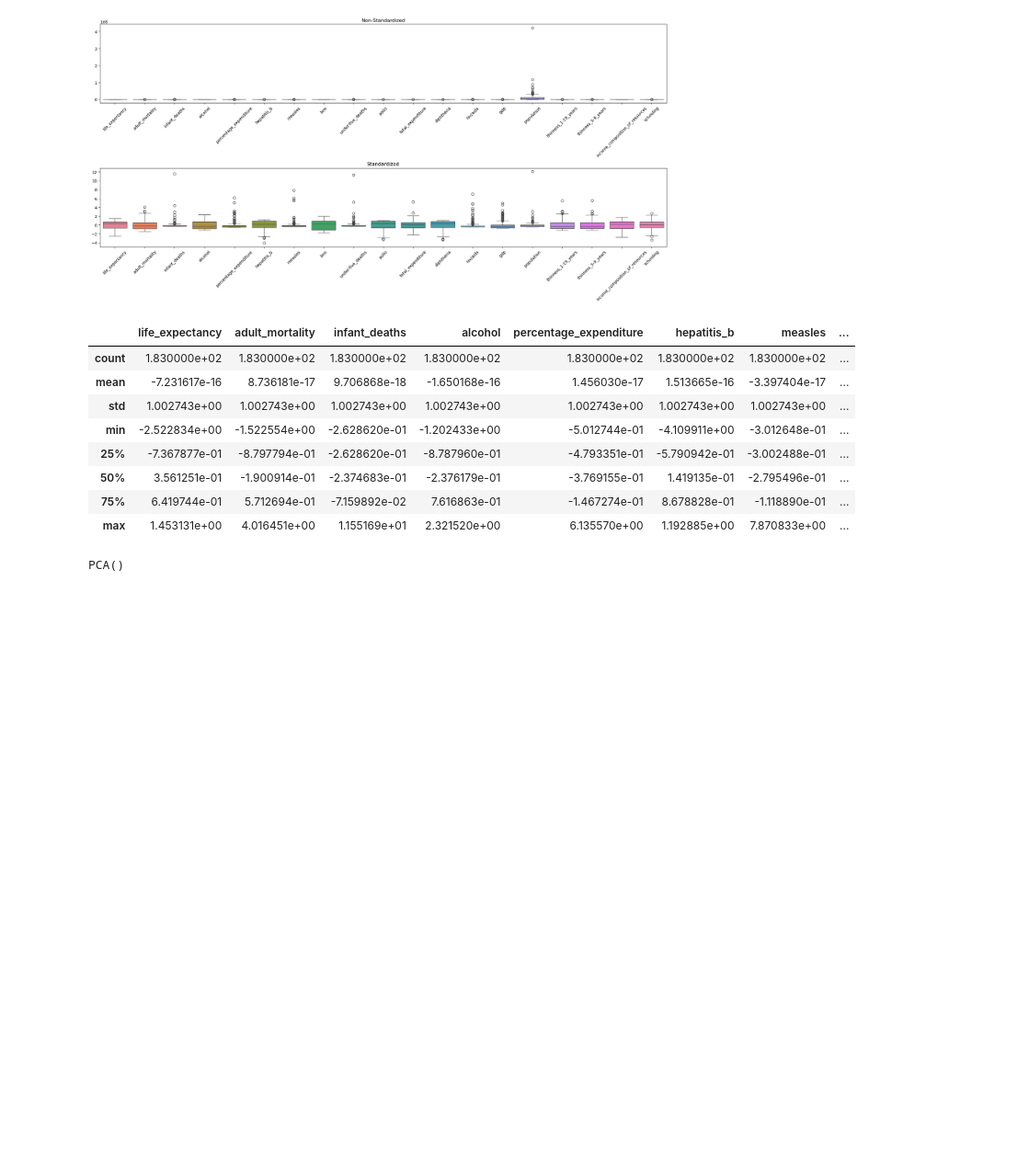
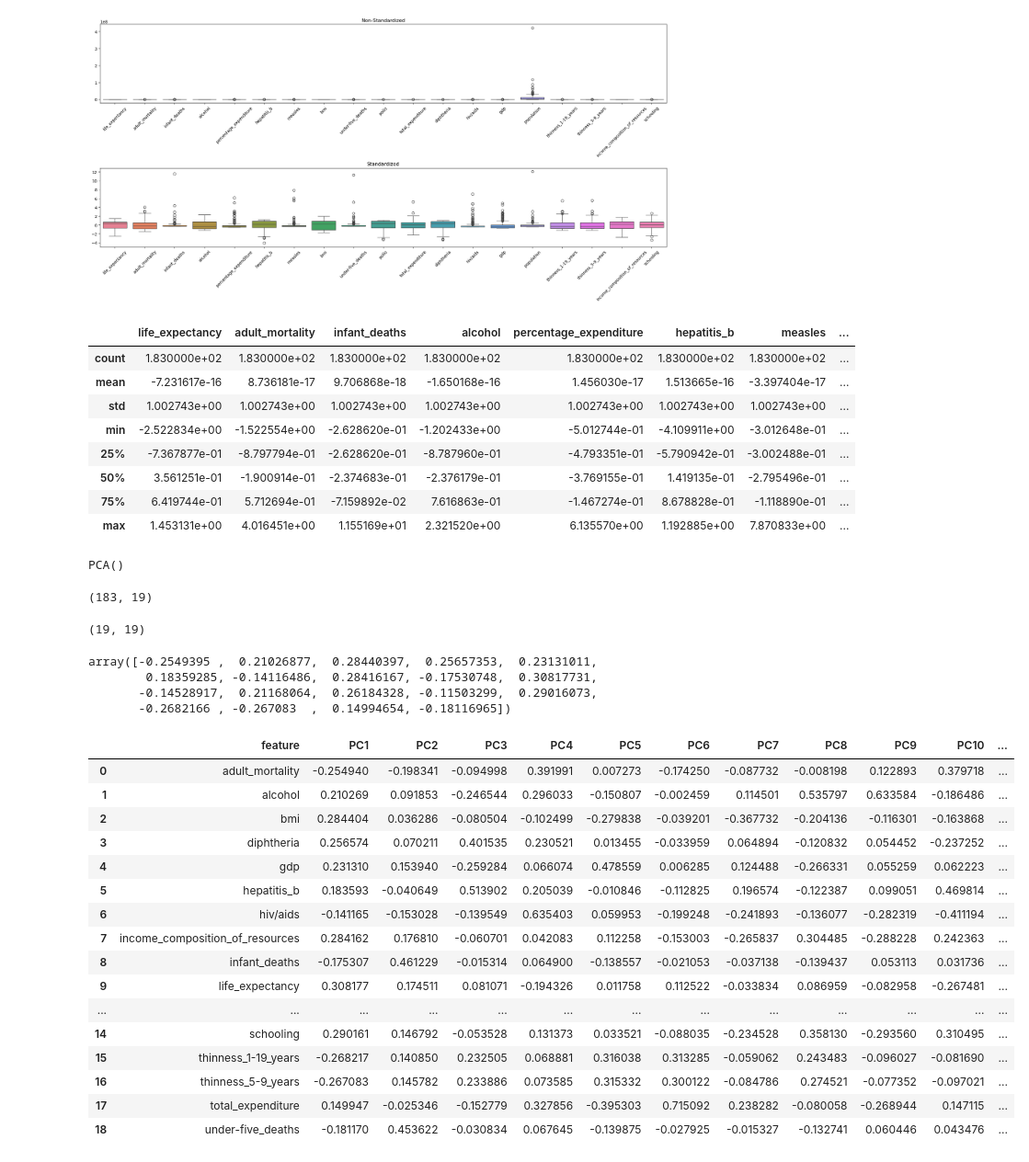
Before and after one commit to punsii/ama_ws25, a Jupyter notebook: notebooks/project/life_exp_proj_01.ipynb, the cells around one changed output. Shown at 92% size. Cells and saved outputs as stored; diff of their text form; code cells hidden in the pictures; blank space fills up the shorter version.

```diff
--- a/notebooks/project/life_exp_proj_01.ipynb
+++ b/notebooks/project/life_exp_proj_01.ipynb
@@ -252,3 +250,47 @@ pca_model = PCA().fit(df_std[pred_cols])
 pca_model
 # %% [output]
 PCA()
+# %%
+df_std[pred_cols].shape
+# %% [output]
+(183, 19)
+# %%
+pca_model.components_.shape
+# %% [output]
+(19, 19)
+# %%
+pca_model.components_[0]
+# %% [output]
+array([-0.2549395 ,  0.21026877,  0.28440397,  0.25657353,  0.23131011,
+        0.18359285, -0.14116486,  0.28416167, -0.17530748,  0.30817731,
+       -0.14528917,  0.21168064,  0.26184328, -0.11503299,  0.29016073,
+       -0.2682166 , -0.267083  ,  0.14994654, -0.18116965])
+# %%
+loadings = (
+    pd.DataFrame(
+        pca_model.components_,
+        columns=pred_cols,
+        index=[f"PC{i+1}" for i in range(len(pred_cols))],
+    )
+    .T.reset_index()
+    .rename(columns={"index": "feature"})
+)
+loadings
+# %% [output]
+|  | feature | PC1 | PC2 | PC3 | PC4 | PC5 | PC6 | PC7 | PC8 | PC9 | PC10 | ... |
+| 0 | adult_mortality | -0.254940 | -0.198341 | -0.094998 | 0.391991 | 0.007273 | -0.174250 | -0.087732 | -0.008198 | 0.122893 | 0.379718 | ... |
+| 1 | alcohol | 0.210269 | 0.091853 | -0.246544 | 0.296033 | -0.150807 | -0.002459 | 0.114501 | 0.535797 | 0.633584 | -0.186486 | ... |
+| 2 | bmi | 0.284404 | 0.036286 | -0.080504 | -0.102499 | -0.279838 | -0.039201 | -0.367732 | -0.204136 | -0.116301 | -0.163868 | ... |
+| 3 | diphtheria | 0.256574 | 0.070211 | 0.401535 | 0.230521 | 0.013455 | -0.033959 | 0.064894 | -0.120832 | 0.054452 | -0.237252 | ... |
+| 4 | gdp | 0.231310 | 0.153940 | -0.259284 | 0.066074 | 0.478559 | 0.006285 | 0.124488 | -0.266331 | 0.055259 | 0.062223 | ... |
+| 5 | hepatitis_b | 0.183593 | -0.040649 | 0.513902 | 0.205039 | -0.010846 | -0.112825 | 0.196574 | -0.122387 | 0.099051 | 0.469814 | ... |
+| 6 | hiv/aids | -0.141165 | -0.153028 | -0.139549 | 0.635403 | 0.059953 | -0.199248 | -0.241893 | -0.136077 | -0.282319 | -0.411194 | ... |
+| 7 | income_composition_of_resources | 0.284162 | 0.176810 | -0.060701 | 0.042083 | 0.112258 | -0.153003 | -0.265837 | 0.304485 | -0.288228 | 0.242363 | ... |
+| 8 | infant_deaths | -0.175307 | 0.461229 | -0.015314 | 0.064900 | -0.138557 | -0.021053 | -0.037138 | -0.139437 | 0.053113 | 0.031736 | ... |
+| 9 | life_expectancy | 0.308177 | 0.174511 | 0.081071 | -0.194326 | 0.011758 | 0.112522 | -0.033834 | 0.086959 | -0.082958 | -0.267481 | ... |
+| ... | ... | ... | ... | ... | ... | ... | ... | ... | ... | ... | ... | ... |
+| 14 | schooling | 0.290161 | 0.146792 | -0.053528 | 0.131373 | 0.033521 | -0.088035 | -0.234528 | 0.358130 | -0.293560 | 0.310495 | ... |
+| 15 | thinness_1-19_years | -0.268217 | 0.140850 | 0.232505 | 0.068881 | 0.316038 | 0.313285 | -0.059062 | 0.243483 | -0.096027 | -0.081690 | ... |
+| 16 | thinness_5-9_years | -0.267083 | 0.145782 | 0.233886 | 0.073585 | 0.315332 | 0.300122 | -0.084786 | 0.274521 | -0.077352 | -0.097021 | ... |
+| 17 | total_expenditure | 0.149947 | -0.025346 | -0.152779 | 0.327856 | -0.395303 | 0.715092 | 0.238282 | -0.080058 | -0.268944 | 0.147115 | ... |
+| 18 | under-five_deaths | -0.181170 | 0.453622 | -0.030834 | 0.067645 | -0.139875 | -0.027925 | -0.015327 | -0.132741 | 0.060446 | 0.043476 | ... |
```
Also changed, not shown: parts of 3 cells of this notebook.
